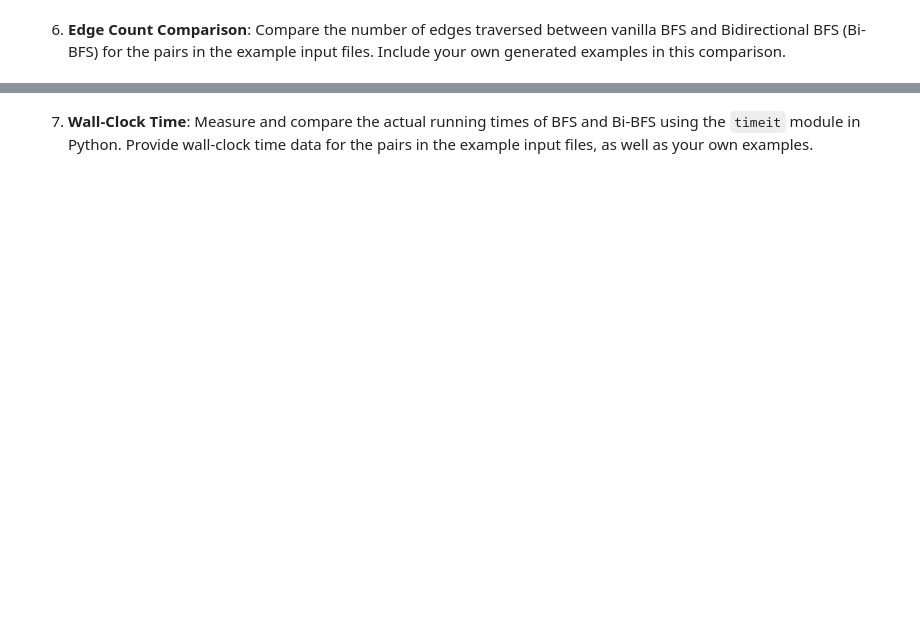
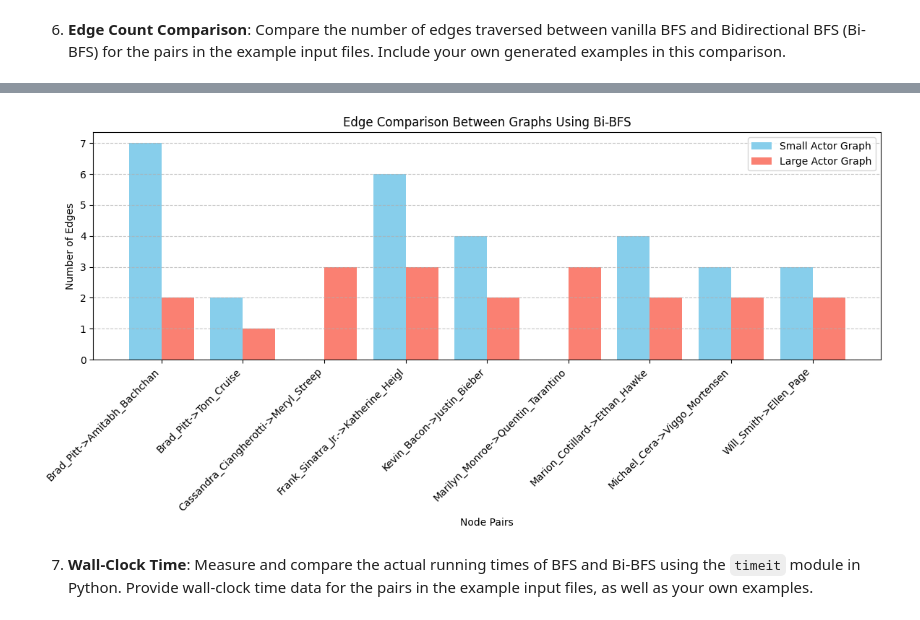
Before and after one commit to timpt0261/CSE_201_Winter_2025, a Jupyter notebook: HW1/submission.ipynb, the cells around one changed output, grey strips where cells are left out. Cells and saved outputs as stored; diff of their text form; code cells hidden in the pictures; blank space fills up the shorter version.

```diff
--- a/HW1/submission.ipynb
+++ b/HW1/submission.ipynb
@@ -396,3 +469,27 @@ print(f"Large Graph : {large_actor_graph.Size()}")
+# %%
+input_parameters = open("more-input.txt", 'r', encoding="utf-8")
+small_bi_bfs_edges = dict()
+large_bi_bfs_edges = dict()
+for param in input_parameters:
+    param_strip = param.strip()
+    start, end = param_strip.split()
+    pair = f"{start}->{end}"
+    out = BiDi_BFS(start=start, end=end, graph=small_actor_graph,out_type=BFS_RETURN.VERTICES_AND_EDGES)
+    if type(out) == tuple:
+        small_bi_bfs_edges.update({pair:len(out[1])})
+    else:
+        small_bi_bfs_edges.update({pair:0})
+
+    out = BiDi_BFS(start=start, end=end, graph=large_actor_graph,out_type=BFS_RETURN.VERTICES_AND_EDGES)
+    if type(out) == tuple:
+        large_bi_bfs_edges.update({pair:len(out[1])})
+    else:
+        large_bi_bfs_edges.update({pair:0})
+
+plot_edge_count_comparison(edge_1=small_bi_bfs_edges, edge_2=large_bi_bfs_edges, label1="Small Actor Graph", label2="Large Actor Graph", title="Edge Comparison Between Graphs Using Bi-BFS")
+input_parameters.close()
+# %% [output]
+[figure, added]
 # %% [markdown]
 
 7. **Wall-Clock Time**: Measure and compare the actual running times of BFS and Bi-BFS using the `timeit` module in Python. Provide wall-clock time data for the pairs in the example input files, as well as your own examples.
```
Also changed, not shown: parts of 21 cells of this notebook.
